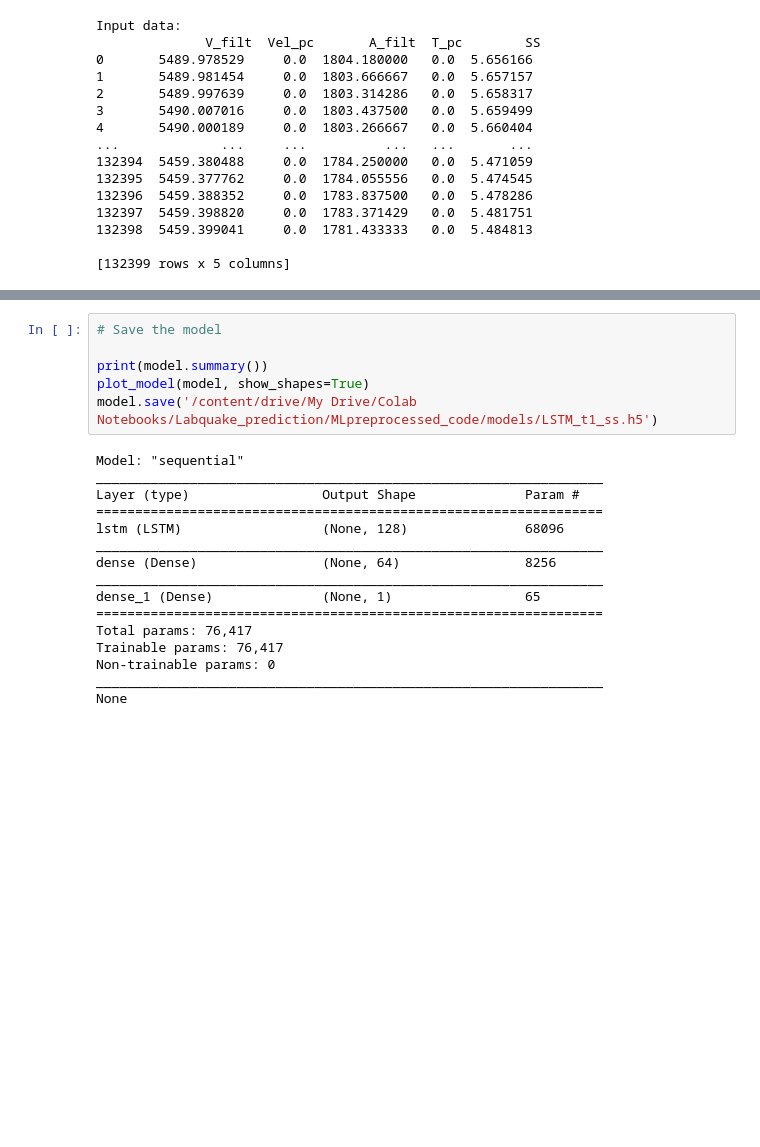
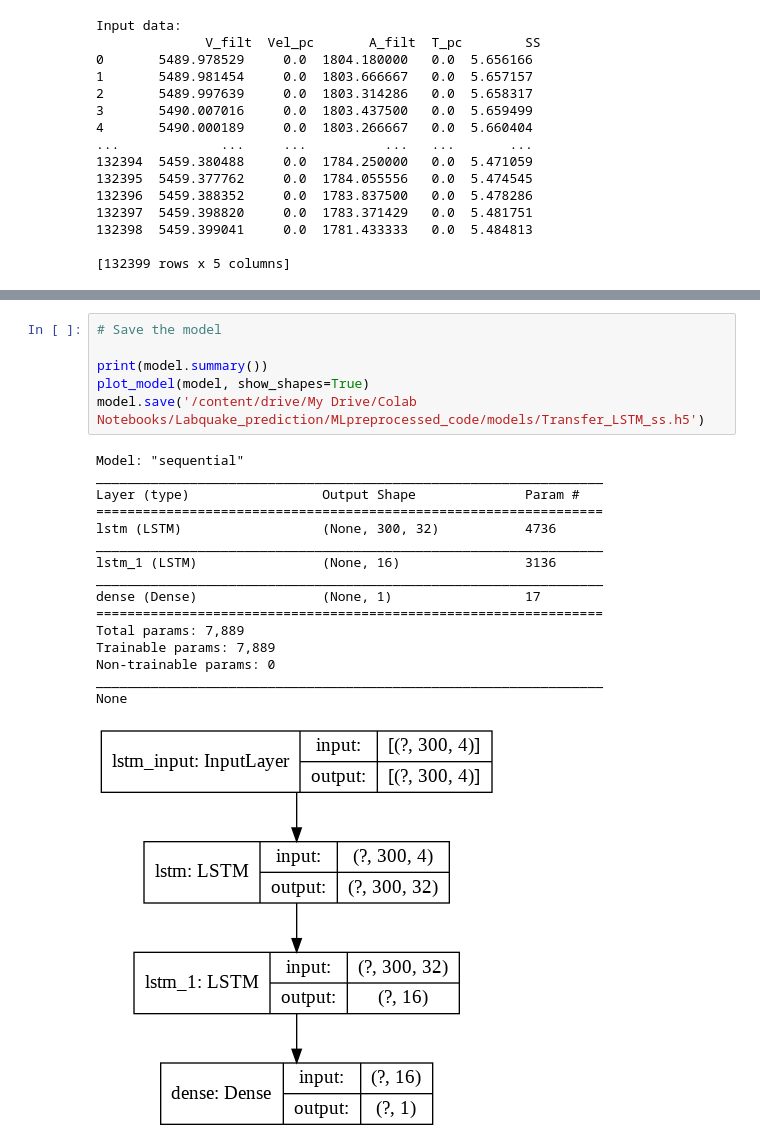
Before and after one commit to vrushaligirkar/Labquake-Prediction, a Jupyter notebook: TransferLearning/lstm_transfer_build.ipynb, the cells around one changed output, grey strips where cells are left out. Cells and saved outputs as stored; diff of their text form; blank space fills up the shorter version.

```diff
--- a/TransferLearning/lstm_transfer_build.ipynb
+++ b/TransferLearning/lstm_transfer_build.ipynb
@@ -139,25 +142,26 @@ Epoch 10/10
 # %%
 # Save the model
 
 print(model.summary())
 plot_model(model, show_shapes=True)
-model.save('/content/drive/My Drive/Colab Notebooks/Labquake_prediction/MLpreprocessed_code/models/LSTM_t1_ss.h5')
+model.save('/content/drive/My Drive/Colab Notebooks/Labquake_prediction/MLpreprocessed_code/models/Transfer_LSTM_ss.h5')
 # %% [output]
 Model: "sequential"
 _________________________________________________________________
 Layer (type)                 Output Shape              Param #
 =================================================================
-lstm (LSTM)                  (None, 128)               68096
+lstm (LSTM)                  (None, 300, 32)           4736
 _________________________________________________________________
-dense (Dense)                (None, 64)                8256
+lstm_1 (LSTM)                (None, 16)                3136
 _________________________________________________________________
-dense_1 (Dense)              (None, 1)                 65
+dense (Dense)                (None, 1)                 17
 =================================================================
-Total params: 76,417
-Trainable params: 76,417
+Total params: 7,889
+Trainable params: 7,889
 Non-trainable params: 0
 _________________________________________________________________
 None
+[figure, added]
 # %%
 # Evaluate the model
 
```
Also changed, not shown: parts of 7 cells of this notebook, 1 other file.
